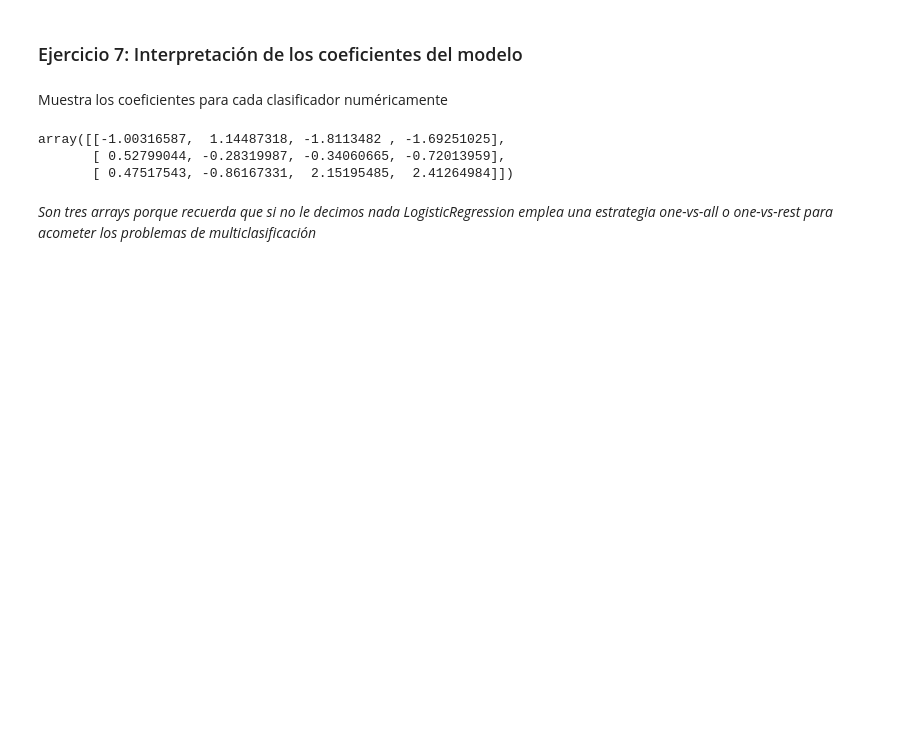
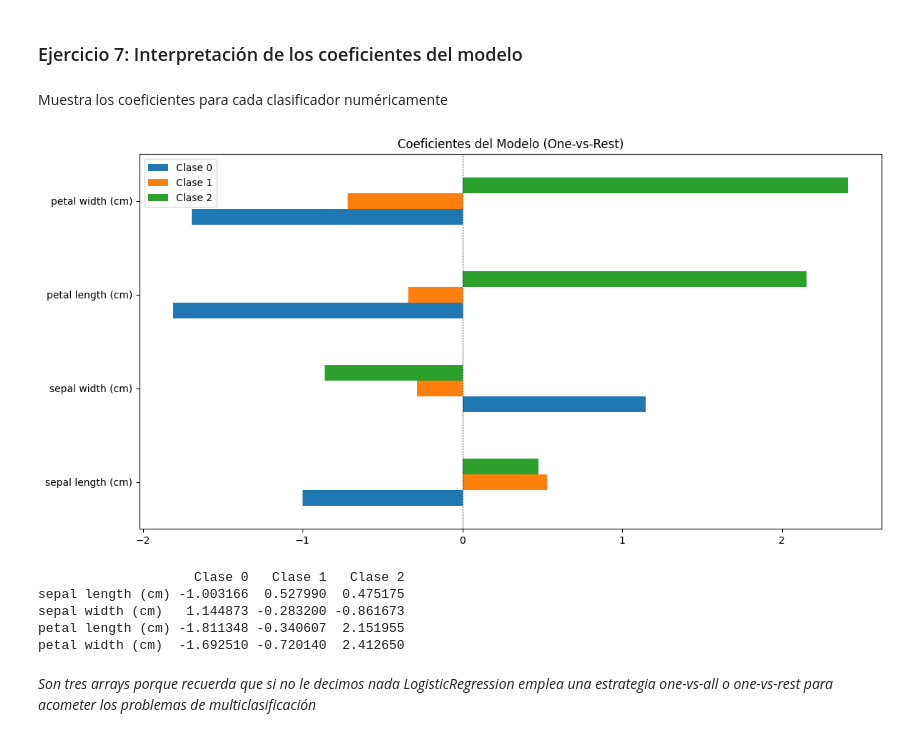
Before and after one commit to PablodaCunha/2603_ds_ft_thebridge, a Jupyter notebook: 3-Machine Learning/1-Supervisado/2-Classification/4-Logistic_Regression/ejercicios/2_Ejercicios_Practica_RL_Multiclase.ipynb, the cells around one changed output. Cells and saved outputs as stored; diff of their text form; code cells hidden in the pictures; blank space fills up the shorter version.

```diff
--- a/3-Machine Learning/1-Supervisado/2-Classification/4-Logistic_Regression/ejercicios/2_Ejercicios_Practica_RL_Multiclase.ipynb
+++ b/3-Machine Learning/1-Supervisado/2-Classification/4-Logistic_Regression/ejercicios/2_Ejercicios_Practica_RL_Multiclase.ipynb
@@ -329,10 +301,29 @@ weighted avg       1.00      1.00      1.00        30
 # %% [markdown]
 Muestra los coeficientes para cada clasificador numéricamente
 # %%
+def show_coefs_multiclass(model, feature_names, figsize=(12, 6)):
+    df_coef = pd.DataFrame(model.coef_.T, index=feature_names,
+                           columns=[f"Clase {i}" for i in range(model.coef_.shape[0])])
+
+    fig, ax = plt.subplots(1, 1, figsize=figsize)
+    df_coef.plot(kind="barh", ax=ax)
+    ax.set_title("Coeficientes del Modelo (One-vs-Rest)")
+    ax.axvline(0, color='black', linestyle='--', linewidth=0.5)
+    plt.tight_layout()
+    plt.show()
+
+    return df_coef
+
+
+df_coefs = show_coefs_multiclass(model, X.columns)
+print(df_coefs)
 # %% [output]
+[figure, added]
-array([[-1.00316587,  1.14487318, -1.8113482 , -1.69251025],
-       [ 0.52799044, -0.28319987, -0.34060665, -0.72013959],
-       [ 0.47517543, -0.86167331,  2.15195485,  2.41264984]])
+                    Clase 0   Clase 1   Clase 2
+sepal length (cm) -1.003166  0.527990  0.475175
+sepal width (cm)   1.144873 -0.283200 -0.861673
+petal length (cm) -1.811348 -0.340607  2.151955
+petal width (cm)  -1.692510 -0.720140  2.412650
 # %% [markdown]
 *Son tres arrays porque recuerda que si no le decimos nada LogisticRegression emplea una estrategia one-vs-all o one-vs-rest para acometer los problemas de multiclasificación*
 # %% [markdown]
```
Also changed, not shown: parts of 12 cells of this notebook.
